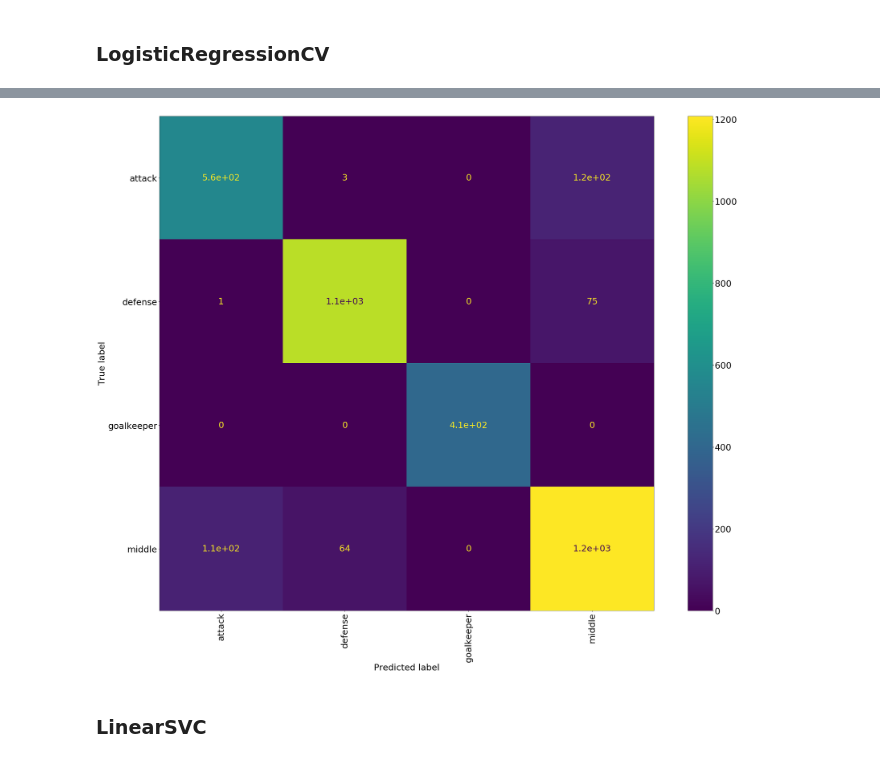
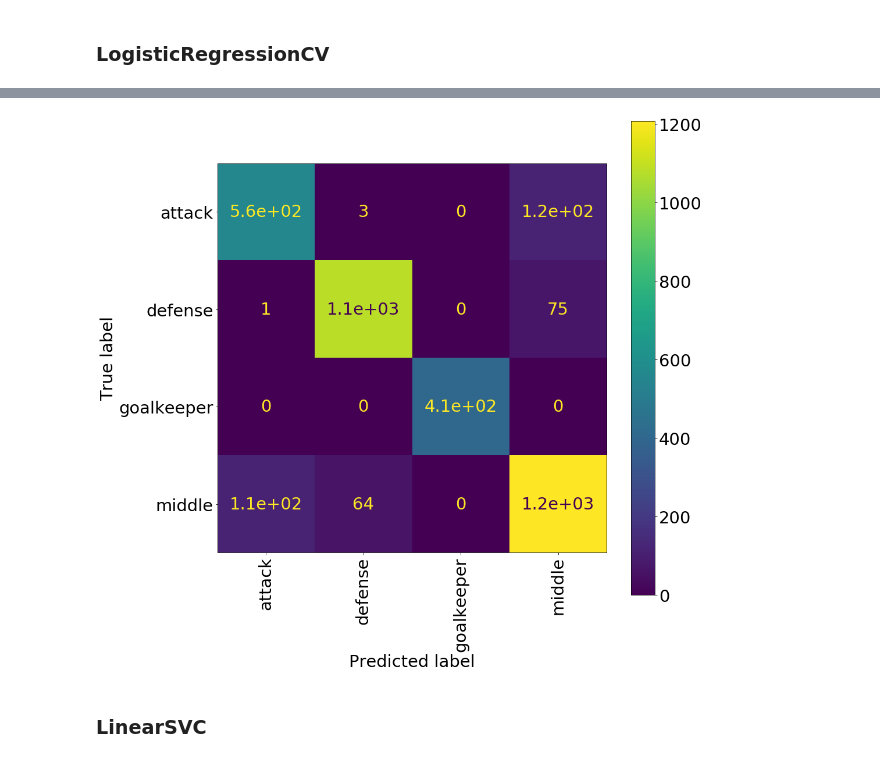
Before and after one commit to timzatko/fifa-19-dataset-machine-learning, a Jupyter notebook: notebooks/05_model_selection_classification.ipynb, the cells around one changed output, grey strips where cells are left out. Drawn from its saved outputs; the diff is of its cells as text; code cells hidden in the pictures.

```diff
--- a/notebooks/05_model_selection_classification.ipynb
+++ b/notebooks/05_model_selection_classification.ipynb
@@ -64,7 +93,7 @@ Wall time: 428 ms
 clf = LogisticRegressionCV(max_iter=10000)
 clf = clf.fit(X_train, y_train)
 
-custom_classification_report(clf, labels, X_test, y_test)
+custom_classification_report(clf, labels, X_test, y_test, figsize=(15, 15))
 # %% [output]
 attack
 precision: 0.8191176470588235
@@ -86,4 +115,4 @@ Wall time: 5min 13s
-[figure, old version]
+[figure, new version]
 # %% [markdown]
 ### LinearSVC
 # %%
```
Also changed, not shown: parts of 11 cells of this notebook, 1 other file.
